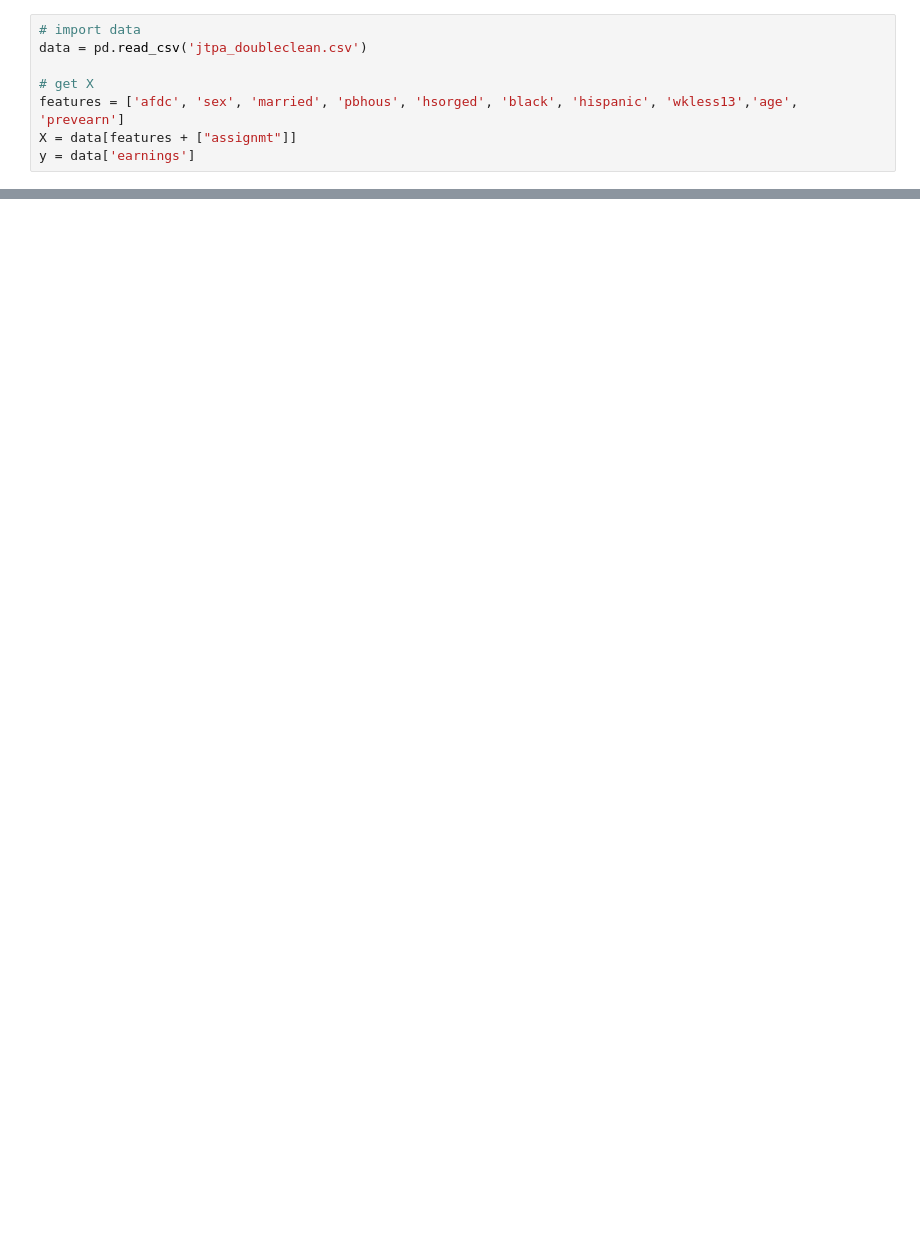
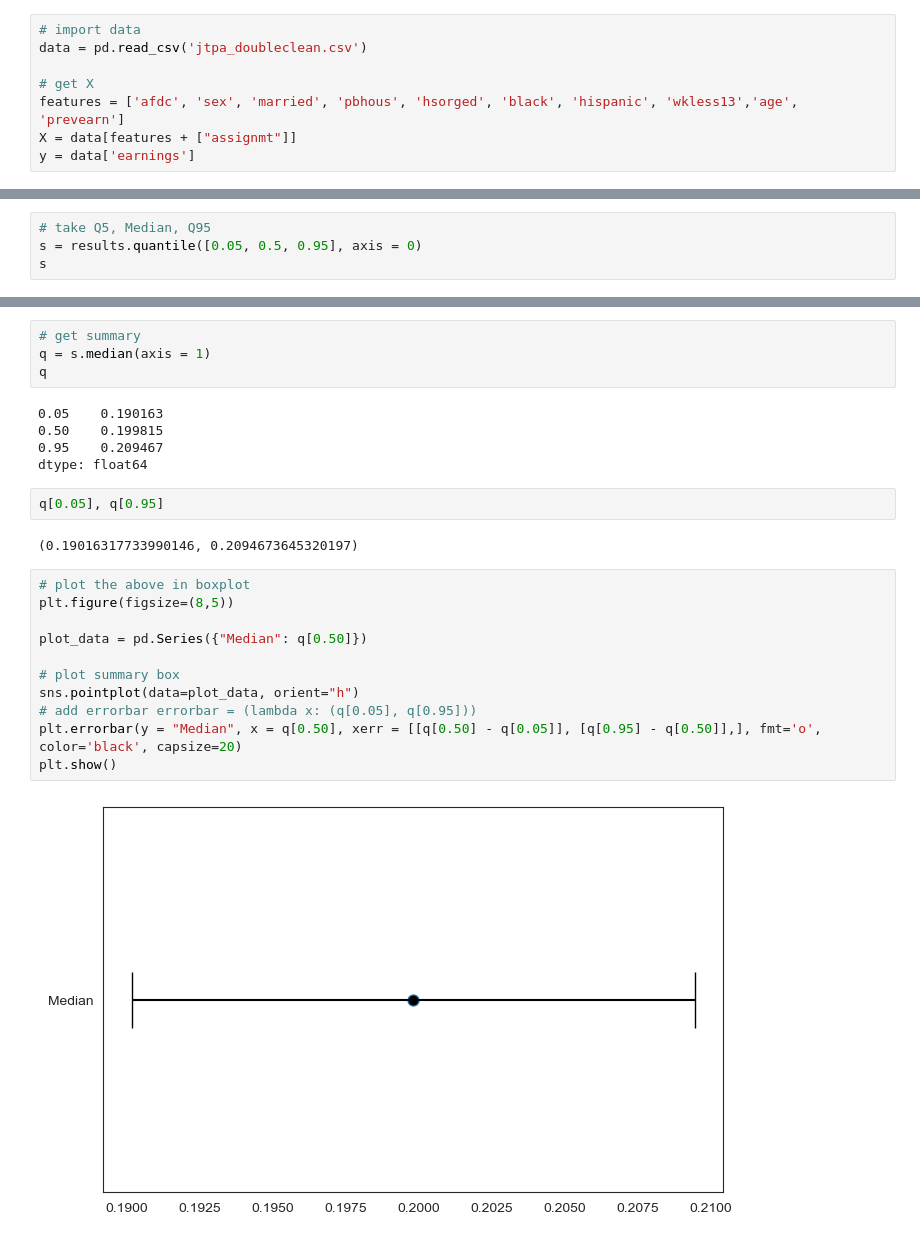
Before and after one commit to lasse-meixner/SHAP_in_econ, a Jupyter notebook: jtpa/importance_inference.ipynb, the cells around one changed output, grey strips where cells are left out. Drawn from its saved outputs; the diff is of its cells as text; blank space fills up the shorter version.

```diff
--- a/jtpa/importance_inference.ipynb
+++ b/jtpa/importance_inference.ipynb
@@ -79,0 +165,4 @@ Outer loop 2 took 628.8820810317993 seconds
+# %%
+# take Q5, Median, Q95
+s = results.quantile([0.05, 0.5, 0.95], axis = 0)
+s
@@ -79,0 +175,26 @@ Outer loop 2 took 628.8820810317993 seconds
+# %%
+# get summary
+q = s.median(axis = 1)
+q
+# %% [output]
+0.05    0.190163
+0.50    0.199815
+0.95    0.209467
+dtype: float64
+# %%
+q[0.05], q[0.95]
+# %% [output]
+(0.19016317733990146, 0.2094673645320197)
+# %%
+# plot the above in boxplot
+plt.figure(figsize=(8,5))
+
+plot_data = pd.Series({"Median": q[0.50]})
+
+# plot summary box
+sns.pointplot(data=plot_data, orient="h")
+# add errorbar errorbar = (lambda x: (q[0.05], q[0.95]))
+plt.errorbar(y = "Median", x = q[0.50], xerr = [[q[0.50] - q[0.05]], [q[0.95] - q[0.50]],], fmt='o', color='black', capsize=20)
+plt.show()
+# %% [output]
+[figure, added]
```
Also changed, not shown: parts of 47 cells of this notebook, 2 other files.
